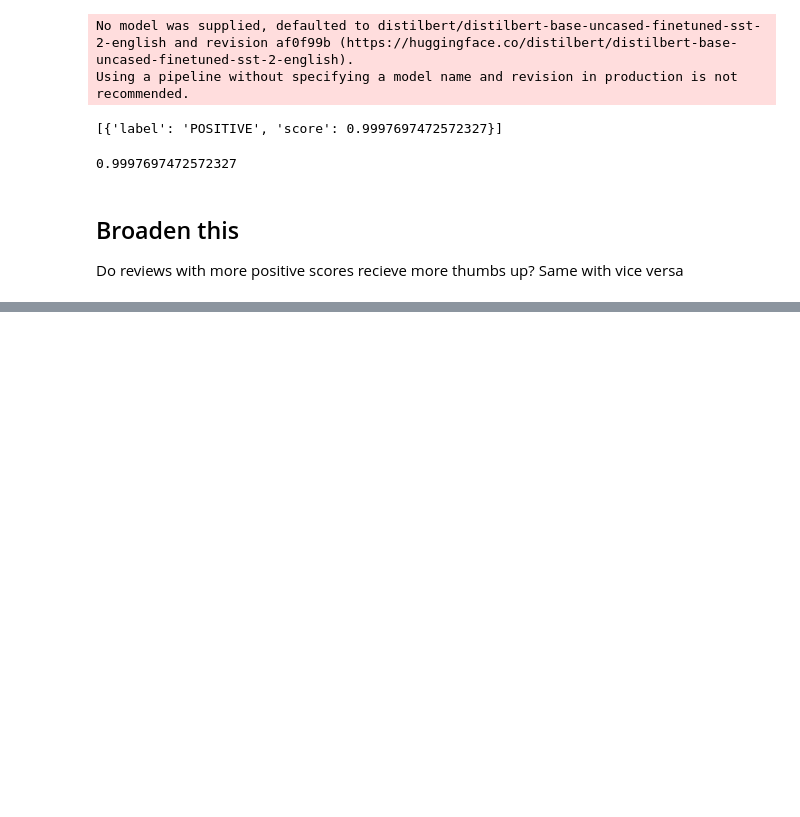
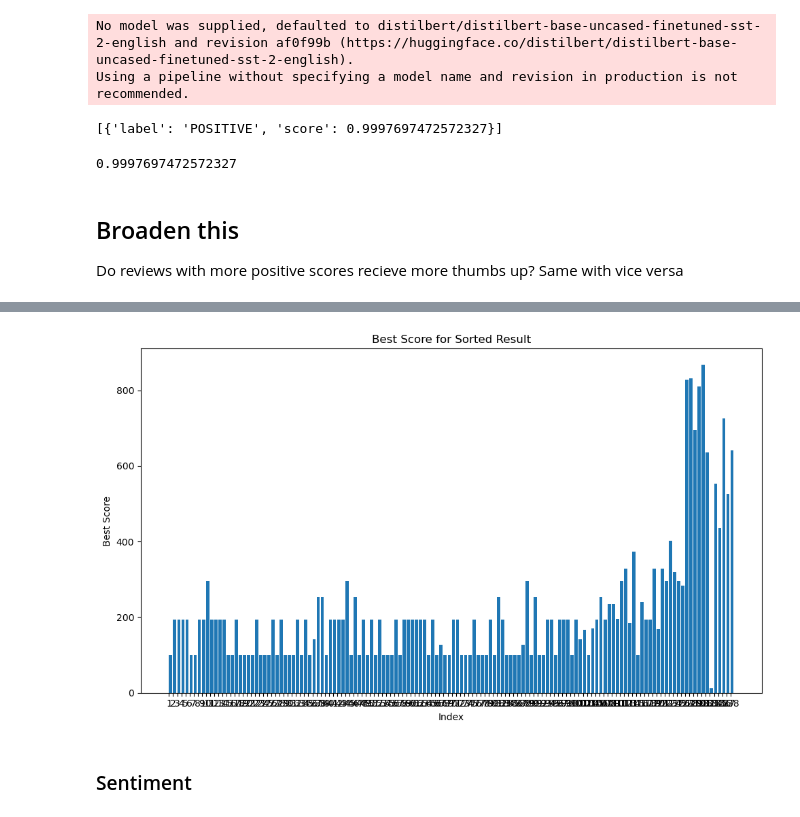
Before and after one commit to victoriab027/RecipeReviews, a Jupyter notebook: notebook.ipynb, the cells around one changed output, grey strips where cells are left out. Saved outputs shown, nothing was run; the diff lists cells and outputs as text; code cells hidden in the pictures; blank space fills up the shorter version.

```diff
--- a/notebook.ipynb
+++ b/notebook.ipynb
@@ -142,0 +151,18 @@ sentiment_df
+# %%
+# Plotting the bar plot
+plt.figure(figsize=(10, 6))  # Adjust size as needed
+plt.bar(range(len(recipie_reviews)), recipie_reviews['best_score'], align='edge')
+
+# Adding labels and title
+plt.xlabel('Index')
+plt.ylabel('Best Score')
+plt.title('Best Score for Sorted Result')
+plt.xticks(range(len(recipie_reviews)), range(1, len(recipie_reviews) + 1))
+
+# Show plot
+plt.tight_layout()
+plt.show()
+# %% [output]
+[figure, added]
+# %% [markdown]
+### Sentiment
```
Also changed, not shown: parts of 15 cells of this notebook, 1 other file.
